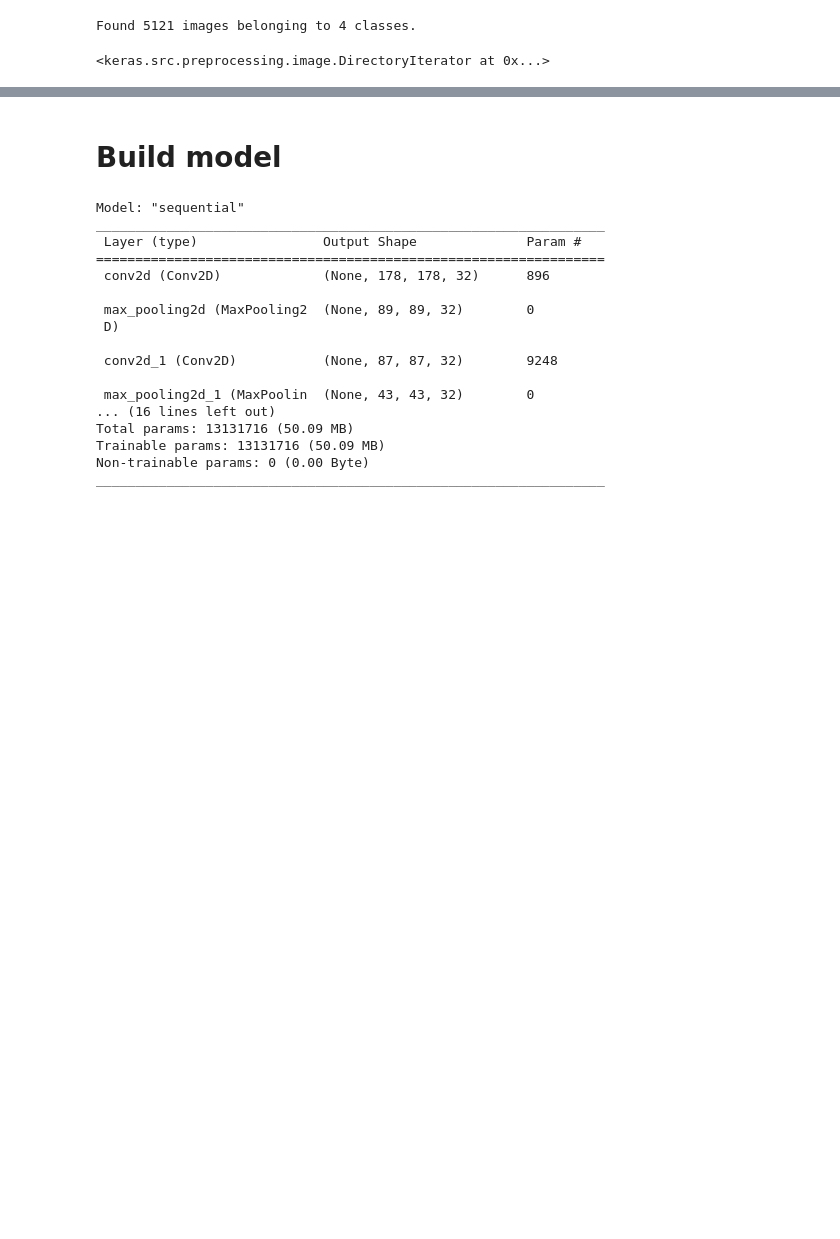
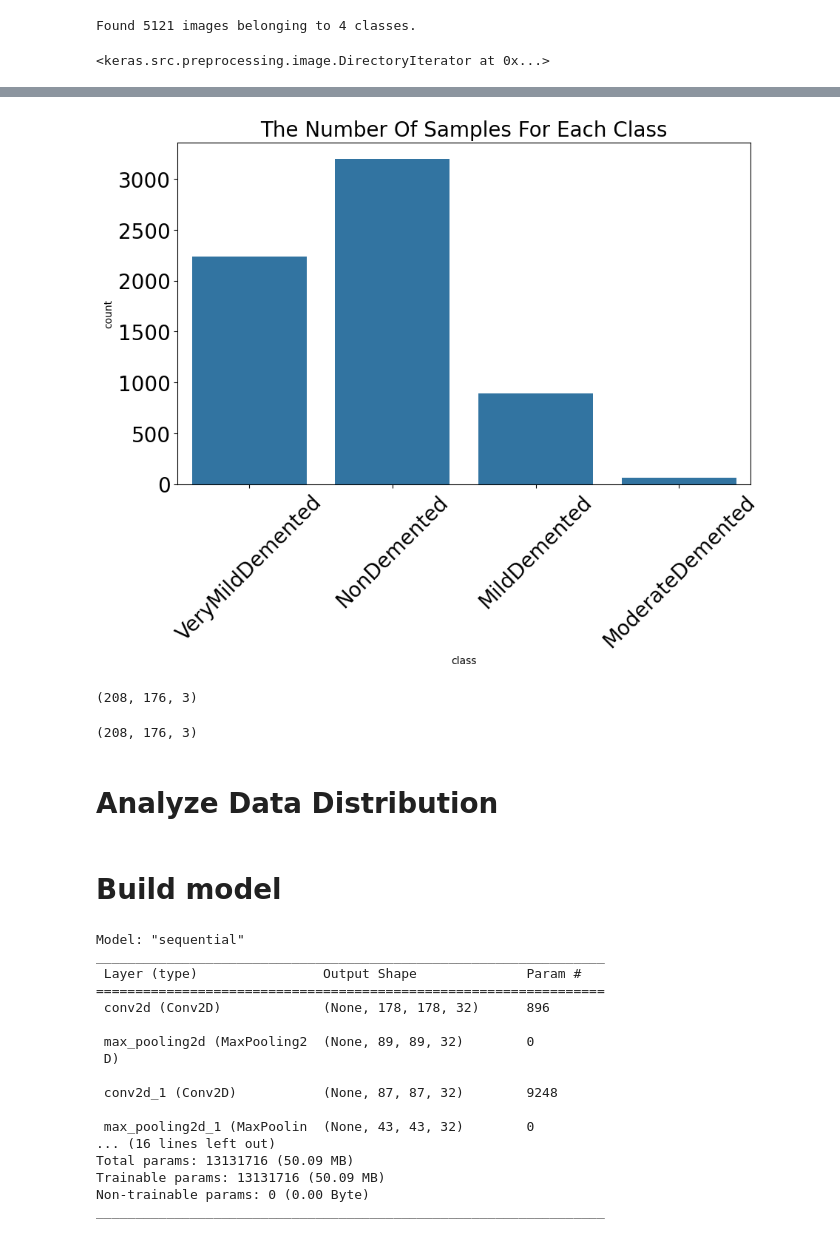
Before and after one commit to Amal-Alalami/Projects-CV, a Jupyter notebook: Project1.ipynb, the cells around one changed output, grey strips where cells are left out. Cells and saved outputs as stored; diff of their text form; code cells hidden in the pictures; blank space fills up the shorter version.

```diff
--- a/Project1.ipynb
+++ b/Project1.ipynb
@@ -75,0 +50,13 @@ Found 5121 images belonging to 4 classes.
+# %%
+images = []
+classes = []
+for subfolder in os.listdir('/content/Alzheimer_s Dataset'):
+    subfolder_path = os.path.join('/content/Alzheimer_s Dataset', subfolder)
+    for folder in os.listdir(subfolder_path):
+        subfolder_path2=os.path.join(subfolder_path,folder)
+        for image_filename in os.listdir(subfolder_path2):
+            image_path = os.path.join(subfolder_path2, image_filename)
+            images.append(image_path)
+            classes.append(folder)
+df = pd.DataFrame({'image': images, 'class': classes})
+df
@@ -76,3 +77,28 @@ Found 5121 images belonging to 4 classes.
+# %%
+# prompt: Using dataframe df: bar plot  with title : The Number Of Samples For Each Class,   x axis is labels, y axis is count , font size for all is 20 , xticks (rotation=45)
+
+plt.figure(figsize=(10, 6))
+sns.countplot(x='class', data=df)
+
+plt.title('The Number Of Samples For Each Class', fontsize=20)
+plt.xticks(rotation=45, fontsize=20)
+plt.yticks(fontsize=20)
+plt.show()
+# %% [output]
+[figure, added]
+# %%
+img = cv2.imread(images[6390])
+img.shape
+#print(img)
+# %% [output]
+(208, 176, 3)
+# %%
+img = cv2.imread(images[2003])
+img.shape
+# %% [output]
+(208, 176, 3)
+# %% [markdown]
+# **Analyze Data Distribution**
 # %% [markdown]
 # **Build model**
 # %%
```
Also changed, not shown: parts of 12 cells of this notebook.
